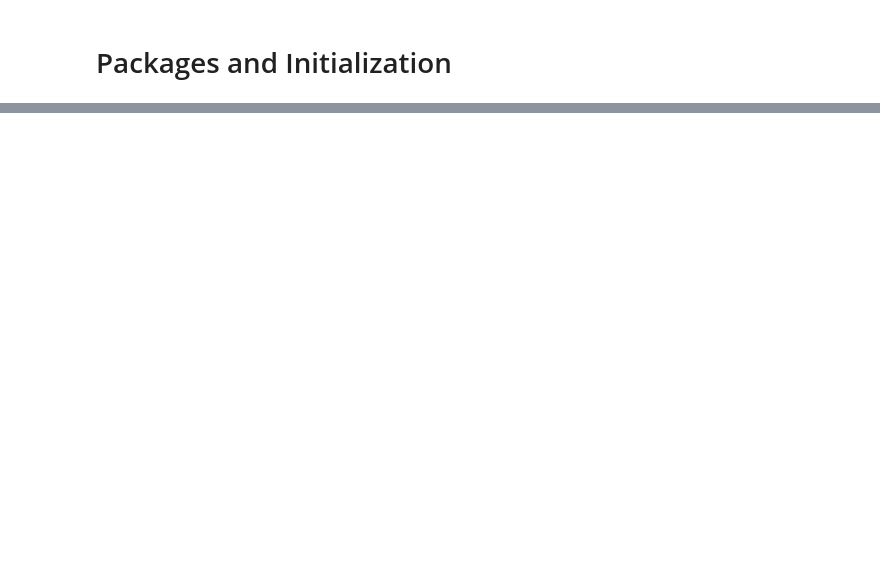
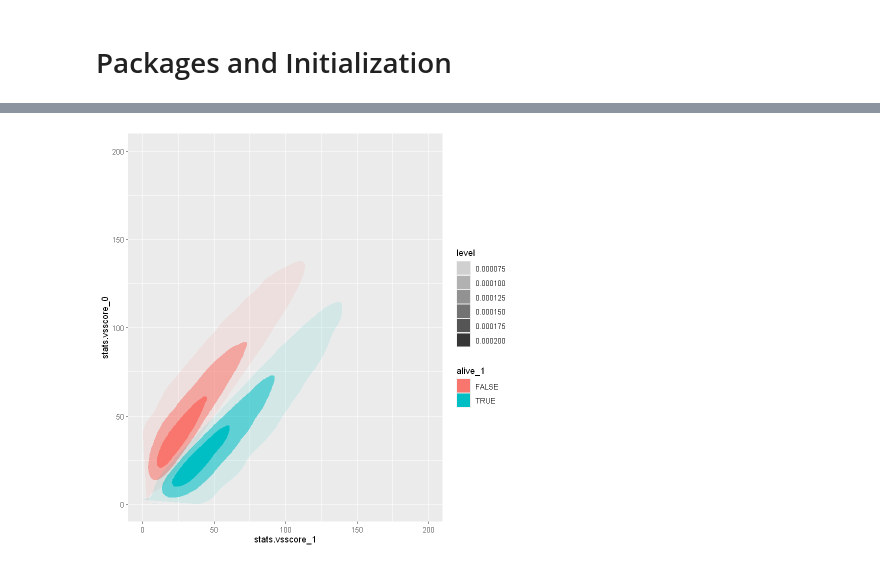
Before and after one commit to ARPBlueSteel/RemiliaScarlet, a Jupyter notebook: Data Import.ipynb, the cells around one changed output, grey strips where cells are left out. Cells and saved outputs as stored; diff of their text form; code cells hidden in the pictures; blank space fills up the shorter version.

```diff
--- a/Data Import.ipynb
+++ b/Data Import.ipynb
@@ -136,0 +102,4 @@ ERROR: Error: object 'players_df' not found
+# %%
+UUID <- UUIDgenerate()
+# %%
+league_leaderboard <- get_league_leaderboard("CA",UUID)
@@ -136,0 +124,2 @@ ERROR: Error: object 'players_df' not found
+# %%
+user_list <- league_leaderboard$data.entries.username
@@ -136,0 +128,3 @@ ERROR: Error: object 'players_df' not found
+# %%
+matches <- map(user_list, function(element) parse_user_matches(get_user_games_json(element,UUID))) %>%
+                bind_rows()
@@ -136,0 +145,9 @@ ERROR: Error: object 'players_df' not found
+# %%
+ggplot(matches, aes( x = stats.vsscore_1, stats.vsscore_0, group = alive_1)) +
+    # geom_point(alpha = 0.01)+
+    stat_density_2d(geom = "polygon",
+                  aes(alpha = ..level.., fill = alive_1),
+                  bins = 4)+
+    ylim(0,200)+
+    xlim(0,200)
+# %% [output]
@@ -136,0 +156 @@ ERROR: Error: object 'players_df' not found
+[figure, added]
```
Also changed, not shown: parts of 15 cells of this notebook, 2 other files.
